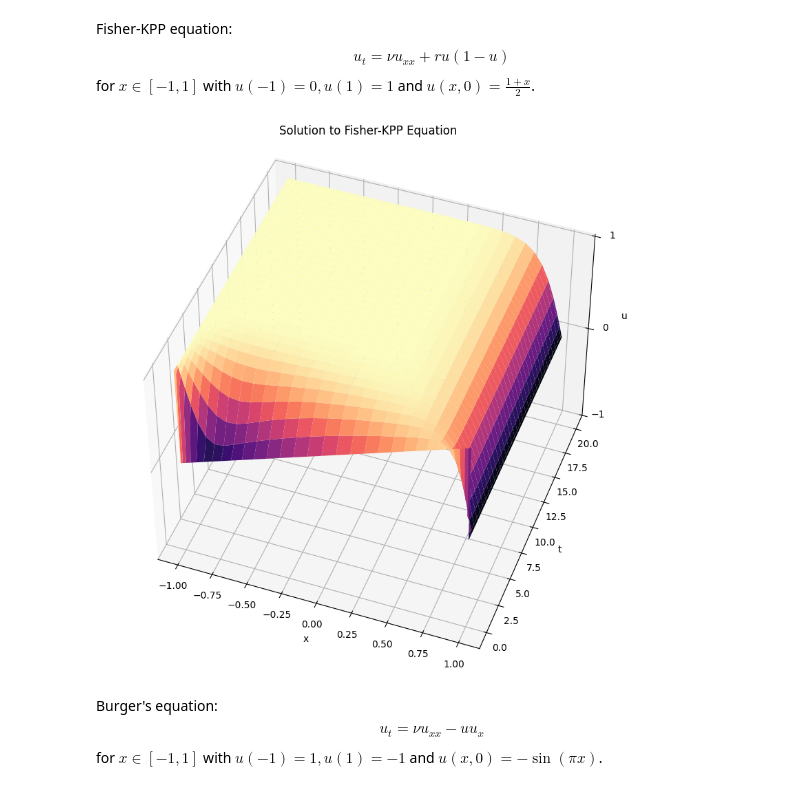
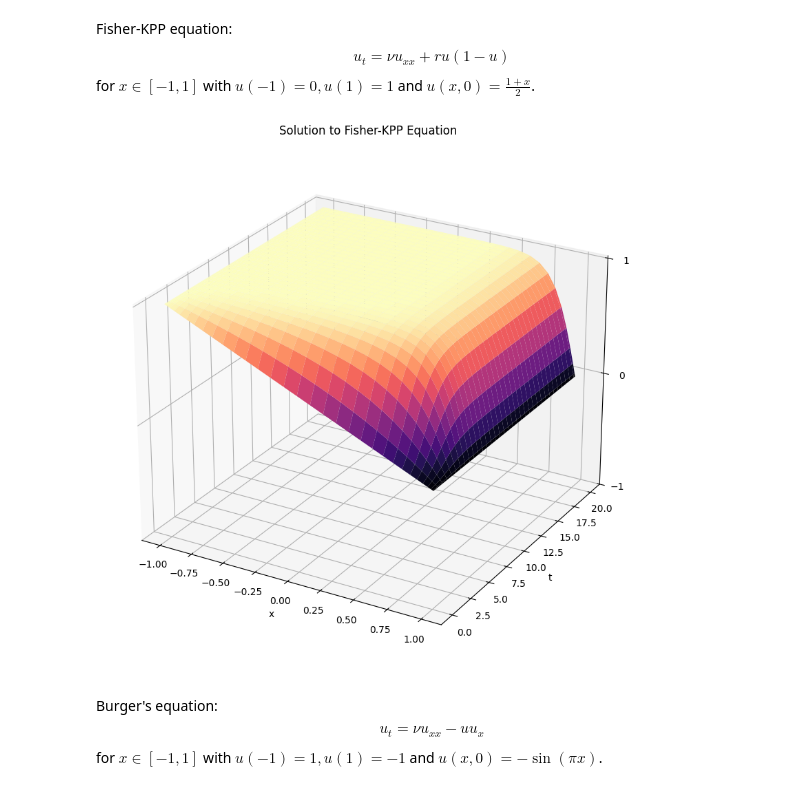
Before and after one commit to tiaraedd/Exponential_Time_Differencing, a Jupyter notebook: examples/generalized_ETD.ipynb, the cells around one changed output. Cells and saved outputs as stored; diff of their text form; code cells hidden in the pictures.

```diff
--- a/examples/generalized_ETD.ipynb
+++ b/examples/generalized_ETD.ipynb
@@ -167,35 +167,35 @@ r = 1
 
 N = 32                                                  # number of Chebyshev points to use in space
 D, x = cheb(N)                                          # define the spatial grid and differential operator (Chebyshev)
-L = nu * D @ D                                               # define the linear operator
+L = nu * D @ D                                          # define the linear operator
 
 N = lambda u : r * u * (1. - u)                         # non-linear part
 a = 1                                                   # left boundary
 b = 0                                                   # right boundary
-q = lambda x : a + (b - a) * (x + 1) / 2.                         # function satisfying boundary conditions
-u0 = lambda x: (1. + x) / 2.                    # initial condition function
+q = lambda x : a + (b - a) * (x + 1) / 2.               # function satisfying boundary conditions
+u0 = lambda x: (-x + 1.) / 2.                           # initial condition function
 
-tf = 20                                               # final time
+tf = 20                                                 # final time
 nt = 100                                                # number of time-steps
 
 U, t = ETD(L, N, x, u0, a, b, q, tf, nt)
 # %%
 # plot as a 3D surface
 X, T = np.meshgrid(x, t)
 
 fig = plt.figure(figsize=(10, 10))
 ax = fig.add_subplot(111, projection="3d")
 
 ax.plot_surface(X, T, U, cmap="magma")
-ax.view_init(elev=45, azim=(20 - 90))
+ax.view_init(elev=25, azim=-60)
 ax.set_zticks([-1, 0, 1])
 ax.set_xlabel("x")
 ax.set_ylabel("t")
 ax.set_zlabel("u")
 ax.set_title("Solution to Fisher-KPP Equation")
 plt.show()
 # %% [output]
-[figure, old version]
+[figure, new version]
 # %% [markdown]
 Burger's equation:
 $$u_t = \nu u_{xx} - uu_x$$
```
Also changed, not shown: parts of 4 cells of this notebook, 3 other files.
